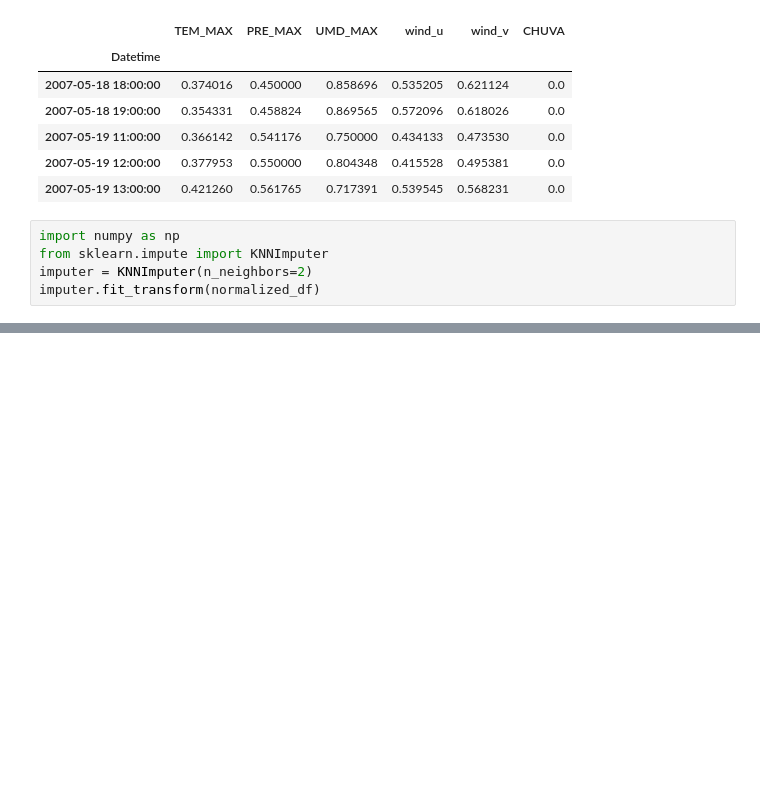
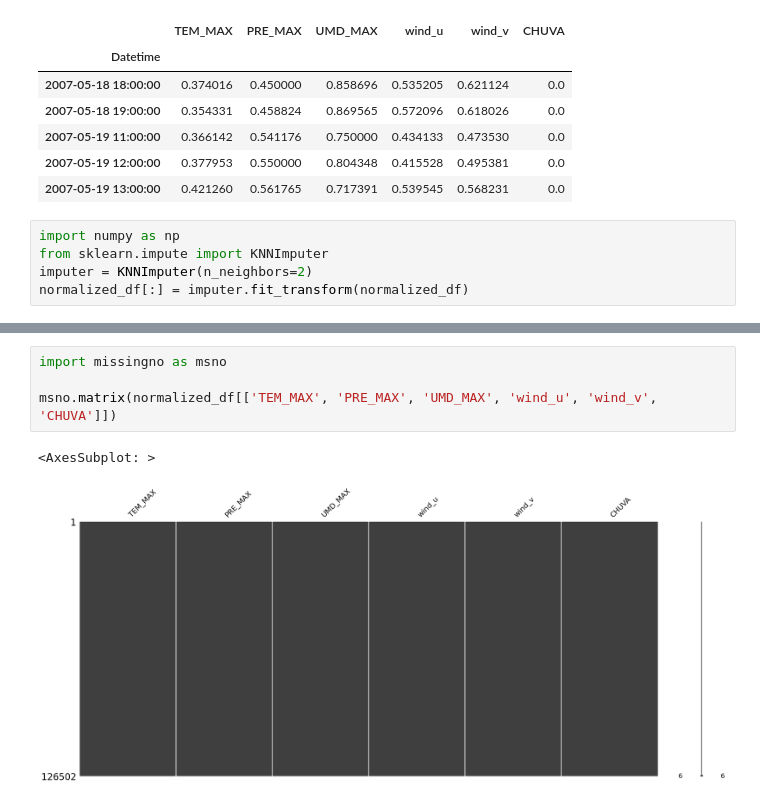
Before and after one commit to NietoCurcio/atmoseer, a Jupyter notebook: notebooks/data_imputation.ipynb, the cells around one changed output, grey strips where cells are left out. Saved outputs shown, nothing was run; the diff lists cells and outputs as text; blank space fills up the shorter version.

Commit message:
Add missingno package

```diff
--- a/notebooks/data_imputation.ipynb
+++ b/notebooks/data_imputation.ipynb
@@ -296,4 +381,4 @@ normalized_df.head()
 import numpy as np
 from sklearn.impute import KNNImputer
 imputer = KNNImputer(n_neighbors=2)
-imputer.fit_transform(normalized_df)
+normalized_df[:] = imputer.fit_transform(normalized_df)
@@ -329,0 +423,7 @@ memory usage: 6.8 MB
+# %%
+import missingno as msno
+
+msno.matrix(normalized_df[['TEM_MAX', 'PRE_MAX', 'UMD_MAX', 'wind_u', 'wind_v', 'CHUVA']])
+# %% [output]
+<AxesSubplot: >
+[figure, added]
```
Also changed, not shown: parts of 17 cells of this notebook, 3 other files.
